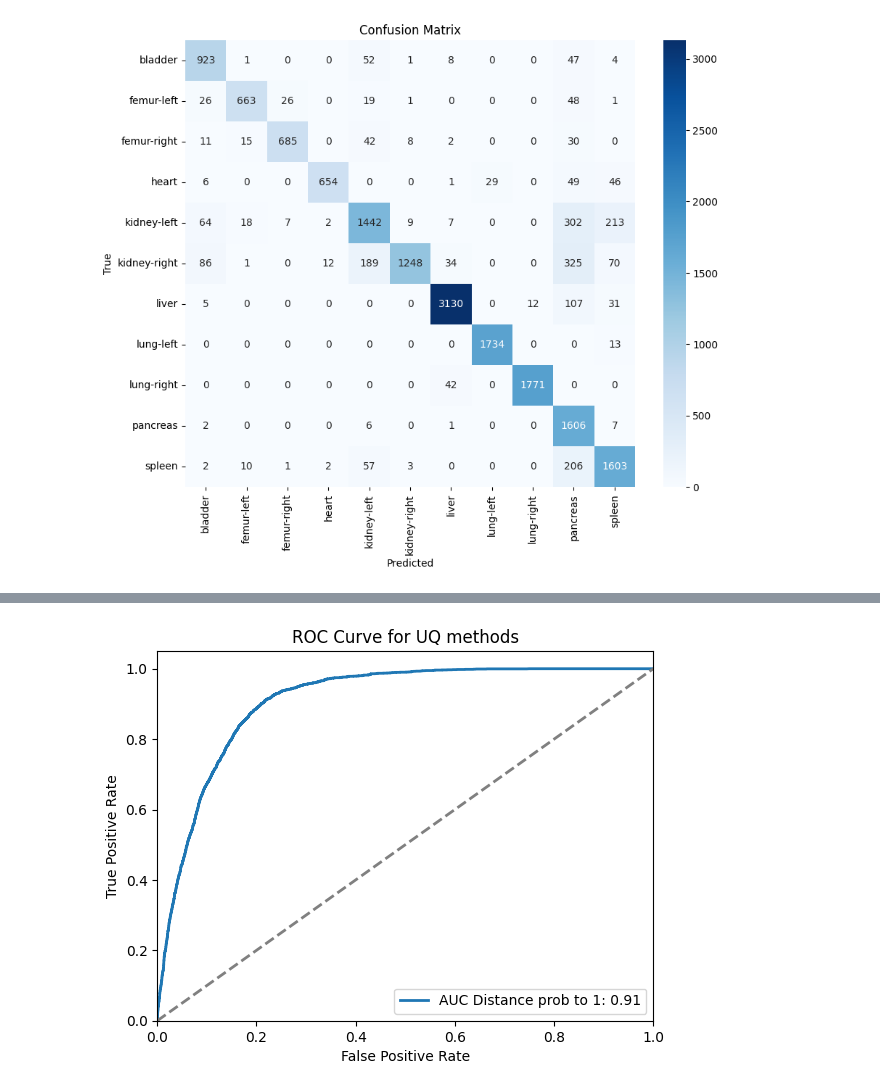
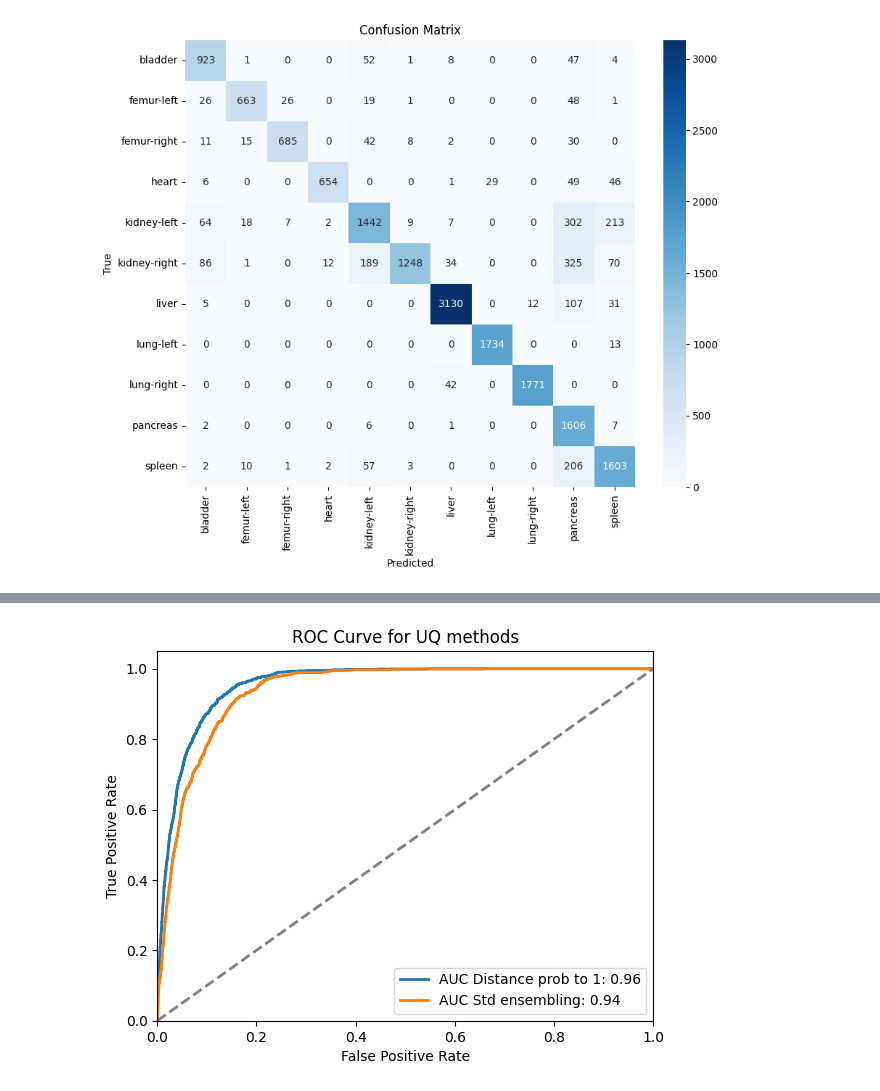
Before and after one commit to pstnmz/UQ_toolbox, a Jupyter notebook: medMNIST/UQ_test_metrics.ipynb, the cells around one changed output, grey strips where cells are left out. Drawn from its saved outputs; the diff is of its cells as text; code cells hidden in the pictures.

Commit message:
adapt UQ methods to multiclass

```diff
--- a/medMNIST/UQ_test_metrics.ipynb
+++ b/medMNIST/UQ_test_metrics.ipynb
@@ -94,2 +178,2 @@ plt.show()
 # %%
-y_prob = np.array(F.softmax(torch.tensor(y_score), dim=1))
+y_prob = np.array(F.softmax(torch.tensor(y_scores), dim=1))
@@ -112,8 +180,8 @@ array([[3.3185367e-07, 6.4043746e-07, 1.0459815e-08, ..., 1.5133484e-09,
 # %%
 distances = uq.distance_to_hard_labels_computation(y_prob)
 # %%
-correct_predictions = [i for i in range(len(y_true)) if y_true[i] == np.argmax(y_score[i])]
-incorrect_predictions = [i for i in range(len(y_true)) if y_true[i] != np.argmax(y_score[i])]
+correct_predictions = [i for i in range(len(y_true)) if y_true[i] == np.argmax(y_scores[i])]
+incorrect_predictions = [i for i in range(len(y_true)) if y_true[i] != np.argmax(y_scores[i])]
 # %%
 uq.UQ_method_plot([distances[k] for k in correct_predictions], [distances[j] for j in incorrect_predictions], '1-max(prob)', 'Distance to hard labels', swarmplot=False)
 # %% [output]
@@ -123,0 +192,3 @@ Passing `palette` without assigning `hue` is deprecated and will be removed in v
+# %%
+stds = uq.ensembling_stds_computation(indiv_scores)
+uq.UQ_method_plot([stds[k] for k in correct_predictions], [stds[j] for j in incorrect_predictions], 'Stds', 'Standard deviations ensembling', swarmplot=False)
@@ -124,5 +200,6 @@ Passing `palette` without assigning `hue` is deprecated and will be removed in v
 # %%
 fpr_distance_to_hard_labels, tpr_distance_to_hard_labels, auc_distance_to_hard_labels = uq.roc_curve_UQ_method_computation([distances[k] for k in correct_predictions], [distances[j] for j in incorrect_predictions])
-uq.roc_curve_UQ_methods_plot(['Distance prob to 1'], [fpr_distance_to_hard_labels], [tpr_distance_to_hard_labels], [auc_distance_to_hard_labels])
+fpr_stds, tpr_stds, auc_stds = uq.roc_curve_UQ_method_computation([stds[k] for k in correct_predictions], [stds[j] for j in incorrect_predictions])
+uq.roc_curve_UQ_methods_plot(['Distance prob to 1', 'Std ensembling'], [fpr_distance_to_hard_labels, fpr_stds], [tpr_distance_to_hard_labels, tpr_stds], [auc_distance_to_hard_labels, auc_stds])
 # %% [output]
-[figure, old version]
+[figure, new version]
```
Also changed, not shown: parts of 10 cells of this notebook, 7 other files.
